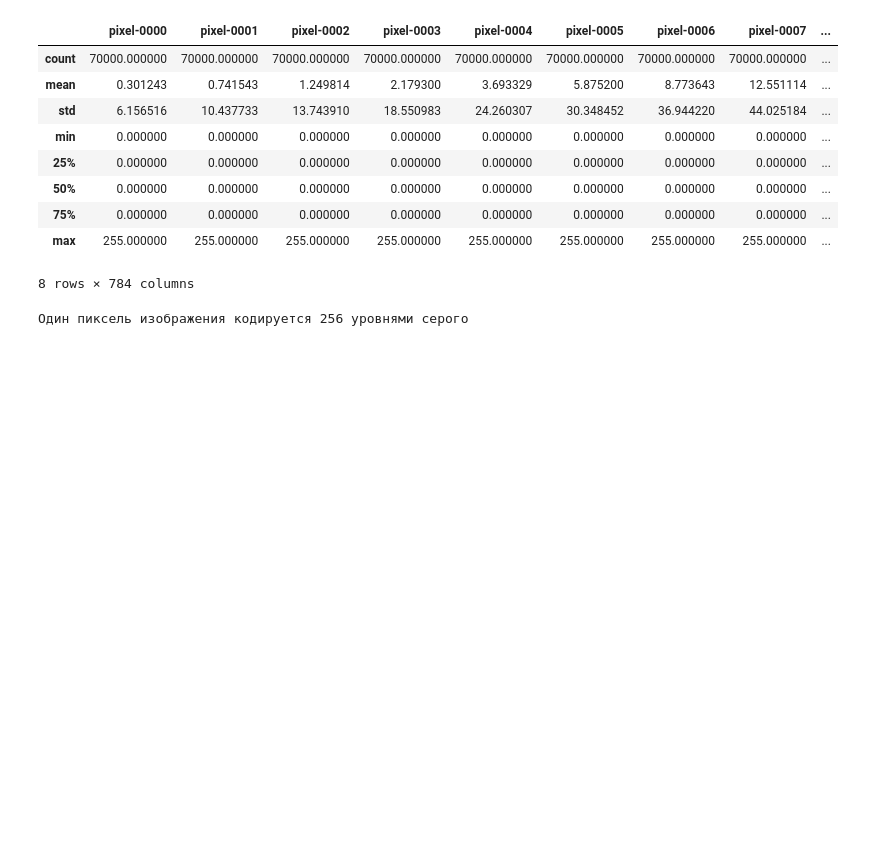
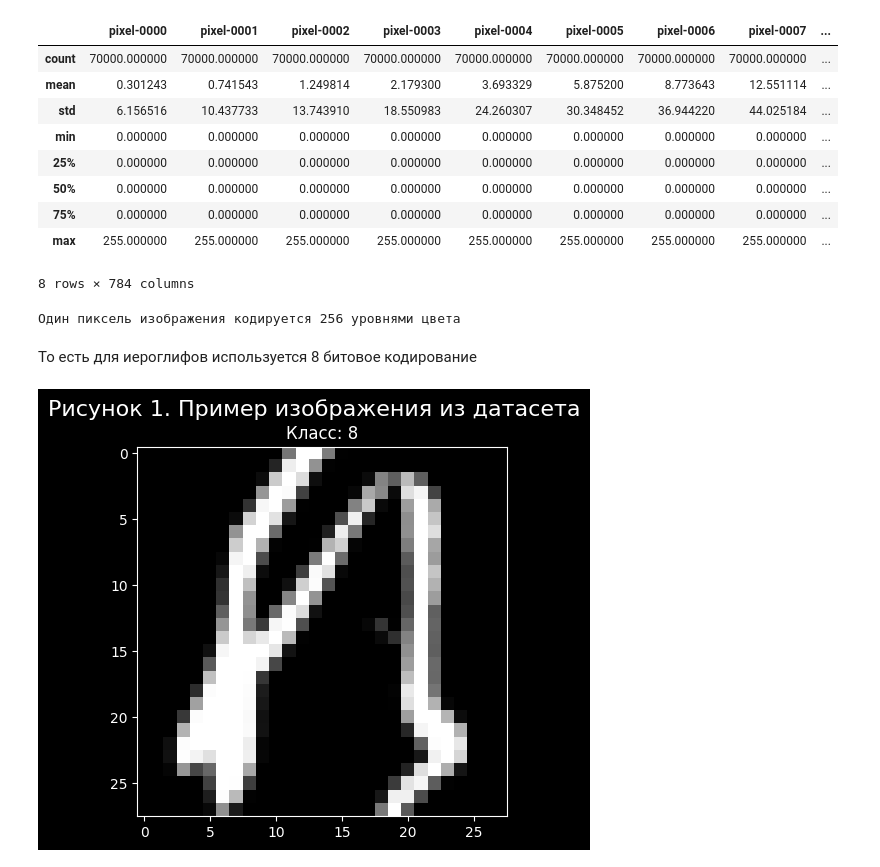
Before and after one commit to Artemonkey/ML_course_practice, a Jupyter notebook: 2. Clusterization models/japanese-heiroglyphs.ipynb, the cells around one changed output. Saved outputs shown, nothing was run; the diff lists cells and outputs as text; code cells hidden in the pictures; blank space fills up the shorter version.

```diff
--- a/2. Clusterization models/japanese-heiroglyphs.ipynb
+++ b/2. Clusterization models/japanese-heiroglyphs.ipynb
@@ -118,8 +124,22 @@ df.describe()
 | max | 255.000000 | 255.000000 | 255.000000 | 255.000000 | 255.000000 | 255.000000 | 255.000000 | 255.000000 | ... |
 8 rows × 784 columns
 # %%
-print(f"Один пиксель изображения кодируется {df.iloc[:, :-1].max().max().astype(int) + 1} уровнями серого")
+print(f"Один пиксель изображения кодируется {df.iloc[:, :-1].max().max().astype(int) + 1} уровнями цвета")
 # %% [output]
-Один пиксель изображения кодируется 256 уровнями серого
+Один пиксель изображения кодируется 256 уровнями цвета
+# %% [markdown]
+То есть для иероглифов используется 8 битовое кодирование
+# %%
+get_image = lambda row: row.drop('class').values.reshape(28, 28).astype(int)
+get_label = lambda row: row['class'].decode("utf-8") if isinstance(row['class'], bytes) else row['class']
+
+# Первая картинка в датасете
+imgplot = get_image(df.iloc[0])
+plt.imshow(imgplot, cmap="gray")
+plt.title(f"Класс: {get_label(df.iloc[0])}")
+plt.suptitle("Рисунок 1. Пример изображения из датасета", fontsize=16)
+plt.show()
+# %% [output]
+[figure, added]
 # %%
 # Визуализация изображений
```
Also changed, not shown: parts of 13 cells of this notebook, 2 other files.
